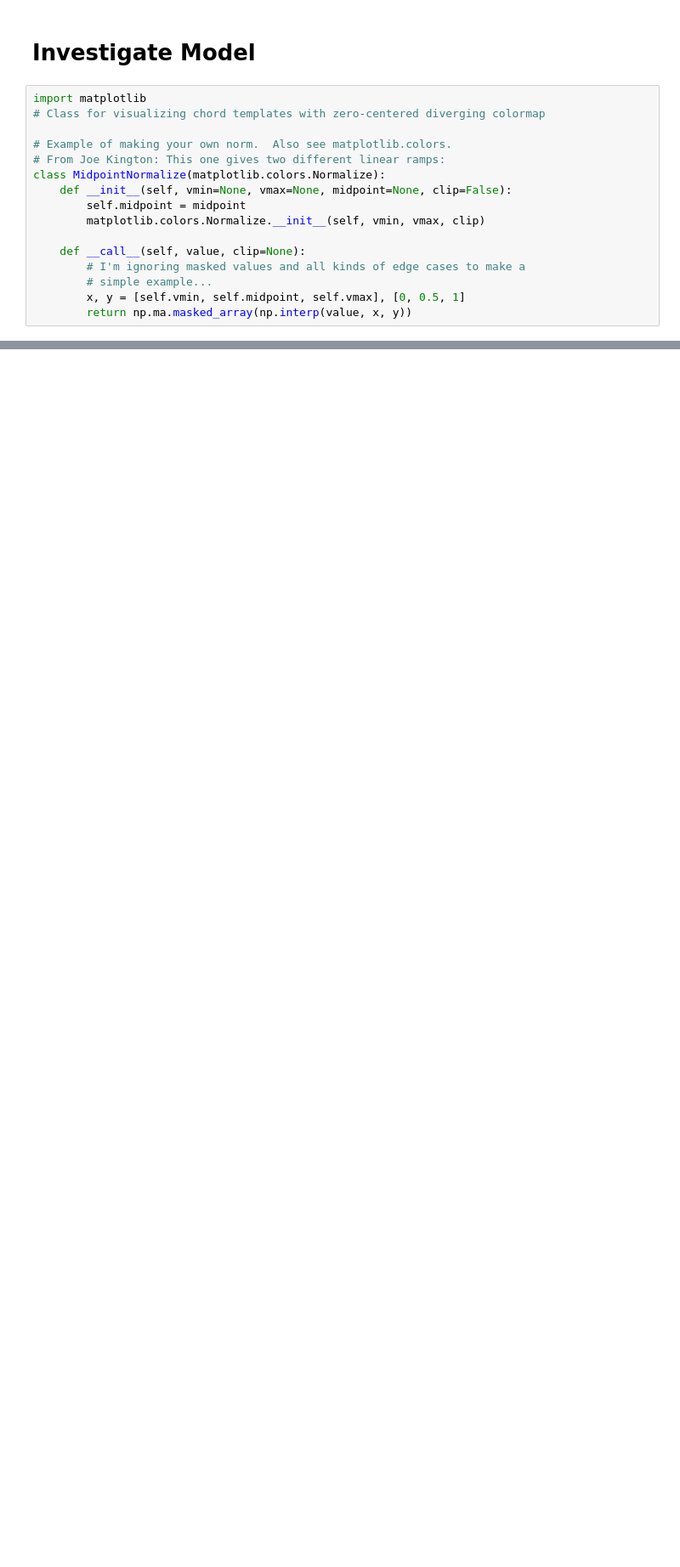
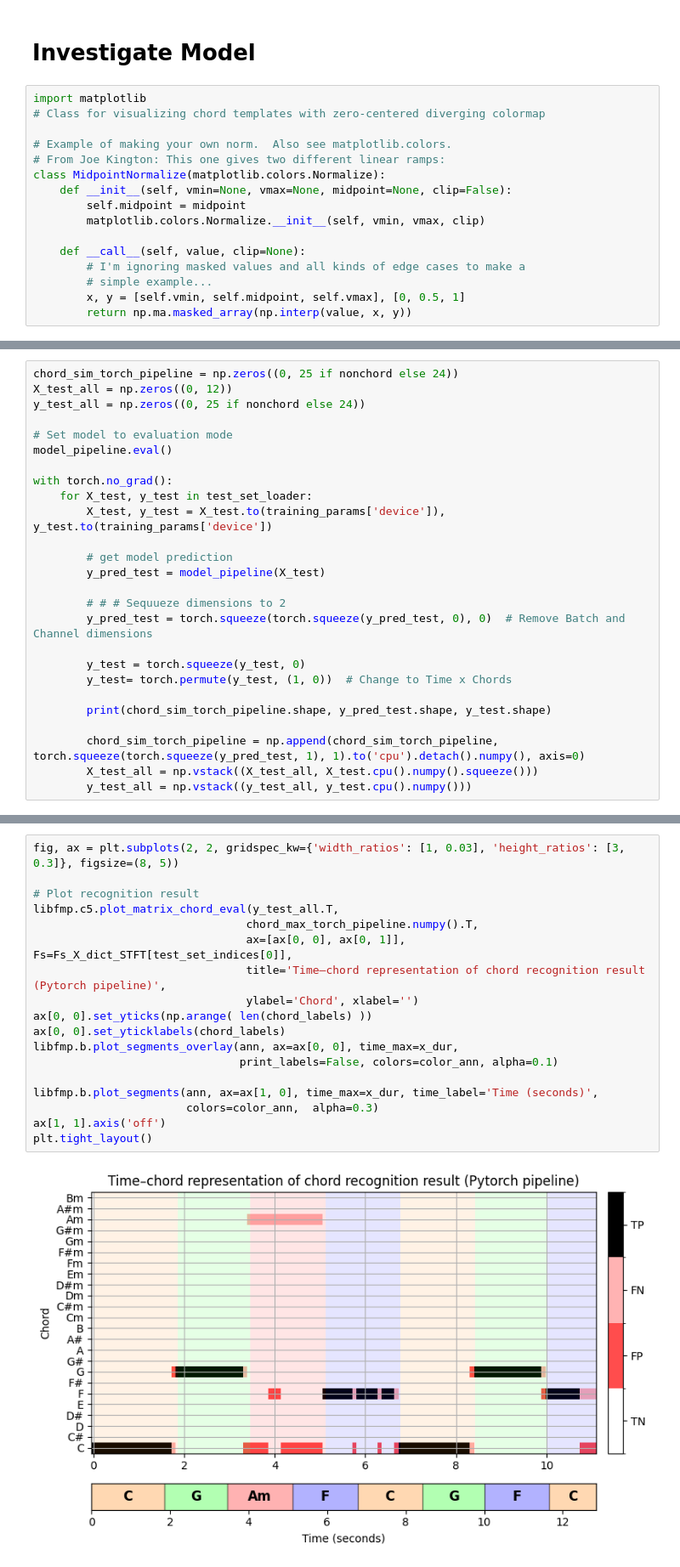
Before and after one commit to Kiro-V/mir-sdtw, a Jupyter notebook: src/main.ipynb, the cells around one changed output, grey strips where cells are left out. Shown at 85% size. Drawn from its saved outputs; the diff is of its cells as text; blank space fills up the shorter version.

```diff
--- a/src/main.ipynb
+++ b/src/main.ipynb
@@ -565,0 +600,26 @@ plt.tight_layout()
+# %%
+chord_sim_torch_pipeline = np.zeros((0, 25 if nonchord else 24))
+X_test_all = np.zeros((0, 12))
+y_test_all = np.zeros((0, 25 if nonchord else 24))
+
+# Set model to evaluation mode
+model_pipeline.eval()
+
+with torch.no_grad():
+    for X_test, y_test in test_set_loader:
+        X_test, y_test = X_test.to(training_params['device']), y_test.to(training_params['device'])
+
+        # get model prediction
+        y_pred_test = model_pipeline(X_test)
+
+        # # # Sequueze dimensions to 2
+        y_pred_test = torch.squeeze(torch.squeeze(y_pred_test, 0), 0)  # Remove Batch and Channel dimensions
+
+        y_test = torch.squeeze(y_test, 0)
+        y_test= torch.permute(y_test, (1, 0))  # Change to Time x Chords
+
+        print(chord_sim_torch_pipeline.shape, y_pred_test.shape, y_test.shape)
+
+        chord_sim_torch_pipeline = np.append(chord_sim_torch_pipeline, torch.squeeze(torch.squeeze(y_pred_test, 1), 1).to('cpu').detach().numpy(), axis=0)
+        X_test_all = np.vstack((X_test_all, X_test.cpu().numpy().squeeze()))
+        y_test_all = np.vstack((y_test_all, y_test.cpu().numpy()))
@@ -565,0 +674,20 @@ plt.tight_layout()
+# %%
+fig, ax = plt.subplots(2, 2, gridspec_kw={'width_ratios': [1, 0.03], 'height_ratios': [3, 0.3]}, figsize=(8, 5))
+
+# Plot recognition result
+libfmp.c5.plot_matrix_chord_eval(y_test_all.T,
+                                chord_max_torch_pipeline.numpy().T,
+                                ax=[ax[0, 0], ax[0, 1]], Fs=Fs_X_dict_STFT[test_set_indices[0]],
+                                title='Time–chord representation of chord recognition result (Pytorch pipeline)',
+                                ylabel='Chord', xlabel='')
+ax[0, 0].set_yticks(np.arange( len(chord_labels) ))
+ax[0, 0].set_yticklabels(chord_labels)
+libfmp.b.plot_segments_overlay(ann, ax=ax[0, 0], time_max=x_dur,
+                               print_labels=False, colors=color_ann, alpha=0.1)
+
+libfmp.b.plot_segments(ann, ax=ax[1, 0], time_max=x_dur, time_label='Time (seconds)',
+                       colors=color_ann,  alpha=0.3)
+ax[1, 1].axis('off')
+plt.tight_layout()
+# %% [output]
+[figure, added]
```
Also changed, not shown: parts of 13 cells of this notebook.
